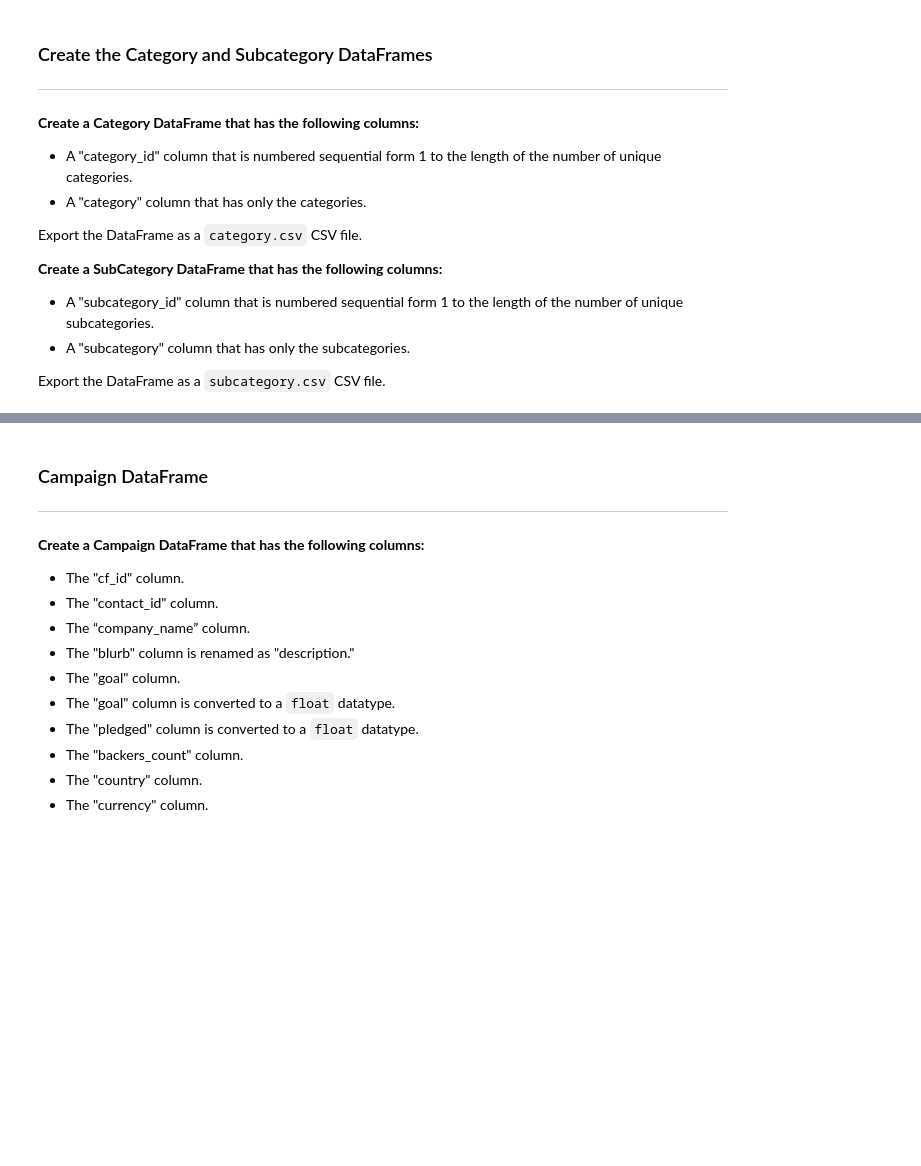
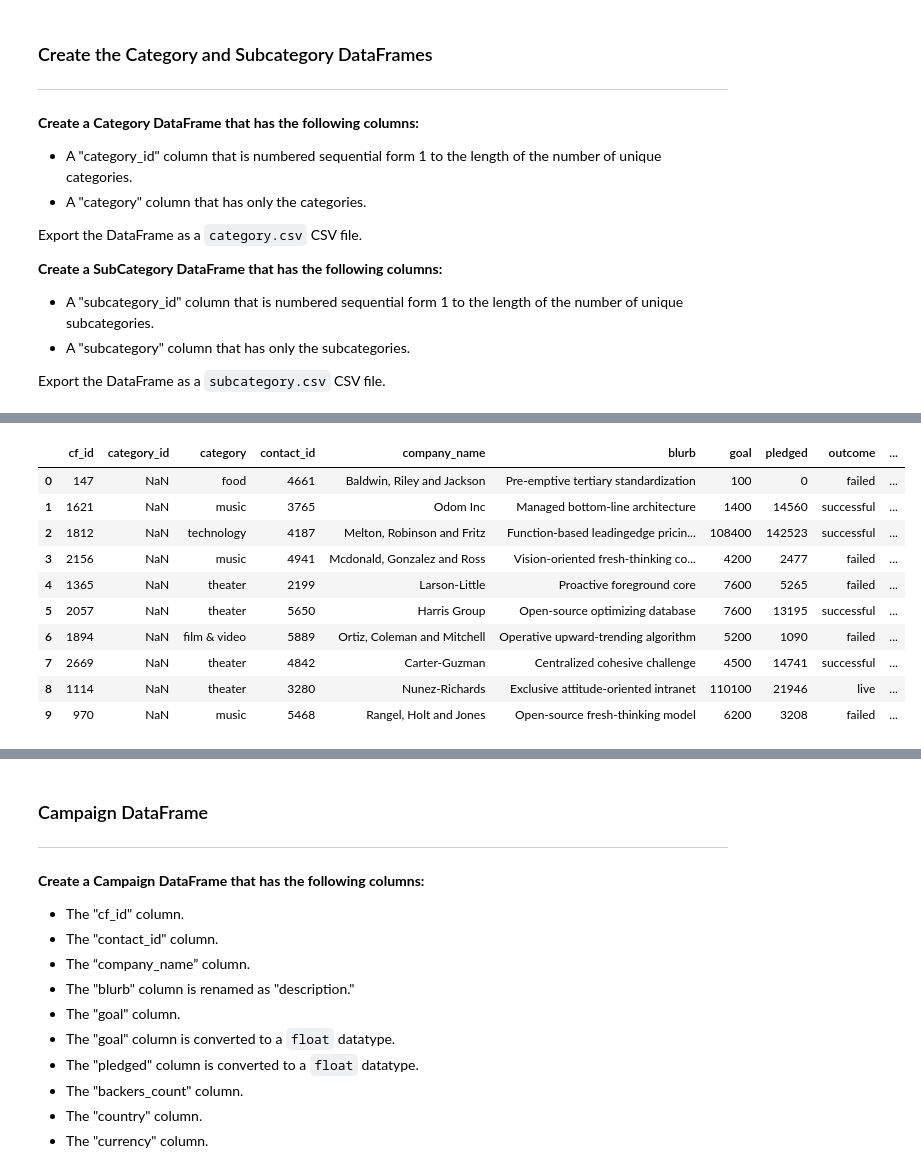
Before and after one commit to angramirez126/Crowdfunding_ETL, a Jupyter notebook: ETL_Mini_Project_ARamirez_LDavies.ipynb, the cells around one changed output, grey strips where cells are left out. Drawn from its saved outputs; the diff is of its cells as text; code cells hidden in the pictures; blank space fills up the shorter version.

```diff
--- a/ETL_Mini_Project_ARamirez_LDavies.ipynb
+++ b/ETL_Mini_Project_ARamirez_LDavies.ipynb
@@ -37,4 +76,18 @@ Export the DataFrame as a `subcategory.csv` CSV file.
 # %%
 # Assign the category and subcategory values to category and subcategory columns.
+crowdfunding_info_df[["category","subcategory"]] = crowdfunding_info_df["category & sub-category"].str.split('/', n=1, expand=True)
+crowdfunding_info_df.head(10)
+# %% [output]
+|  | cf_id | category_id | category | contact_id | company_name | blurb | goal | pledged | outcome | ... |
+| 0 | 147 | NaN | food | 4661 | Baldwin, Riley and Jackson | Pre-emptive tertiary standardization | 100 | 0 | failed | ... |
+| 1 | 1621 | NaN | music | 3765 | Odom Inc | Managed bottom-line architecture | 1400 | 14560 | successful | ... |
+| 2 | 1812 | NaN | technology | 4187 | Melton, Robinson and Fritz | Function-based leadingedge pricin... | 108400 | 142523 | successful | ... |
+| 3 | 2156 | NaN | music | 4941 | Mcdonald, Gonzalez and Ross | Vision-oriented fresh-thinking co... | 4200 | 2477 | failed | ... |
+| 4 | 1365 | NaN | theater | 2199 | Larson-Little | Proactive foreground core | 7600 | 5265 | failed | ... |
+| 5 | 2057 | NaN | theater | 5650 | Harris Group | Open-source optimizing database | 7600 | 13195 | successful | ... |
+| 6 | 1894 | NaN | film & video | 5889 | Ortiz, Coleman and Mitchell | Operative upward-trending algorithm | 5200 | 1090 | failed | ... |
+| 7 | 2669 | NaN | theater | 4842 | Carter-Guzman | Centralized cohesive challenge | 4500 | 14741 | successful | ... |
+| 8 | 1114 | NaN | theater | 3280 | Nunez-Richards | Exclusive attitude-oriented intranet | 110100 | 21946 | live | ... |
+| 9 | 970 | NaN | music | 5468 | Rangel, Holt and Jones | Open-source fresh-thinking model | 6200 | 3208 | failed | ... |
 # %%
 # Get the unique categories and subcategories in separate lists.
```
Also changed, not shown: parts of 29 cells of this notebook, 3 other files.
